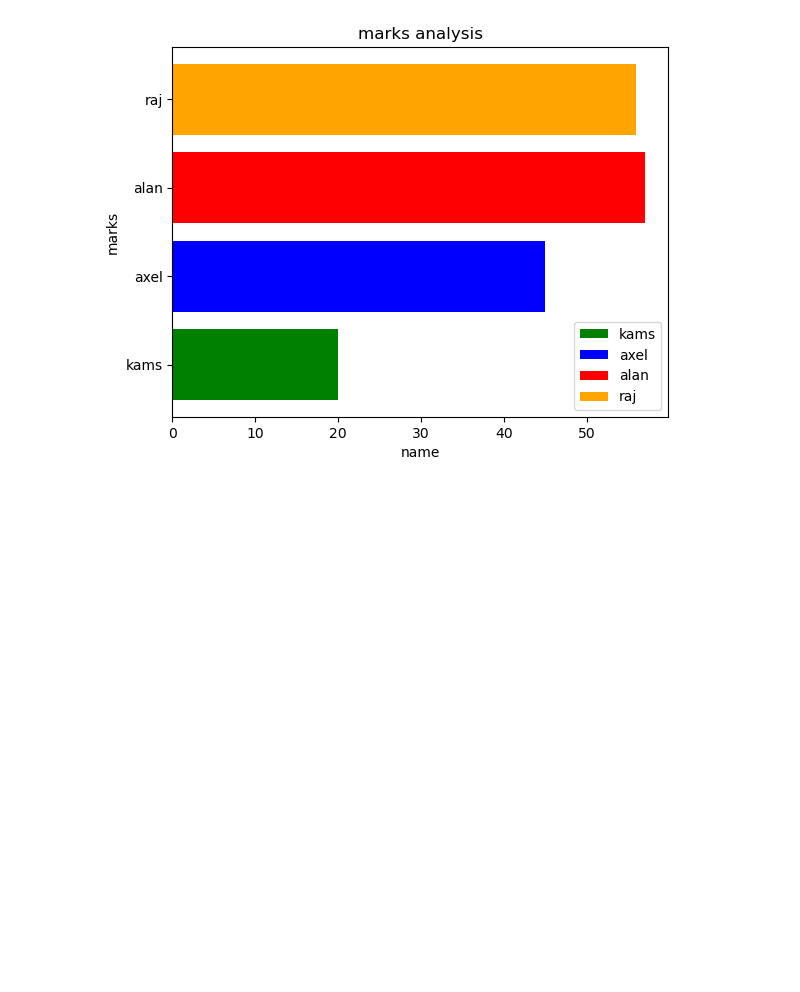
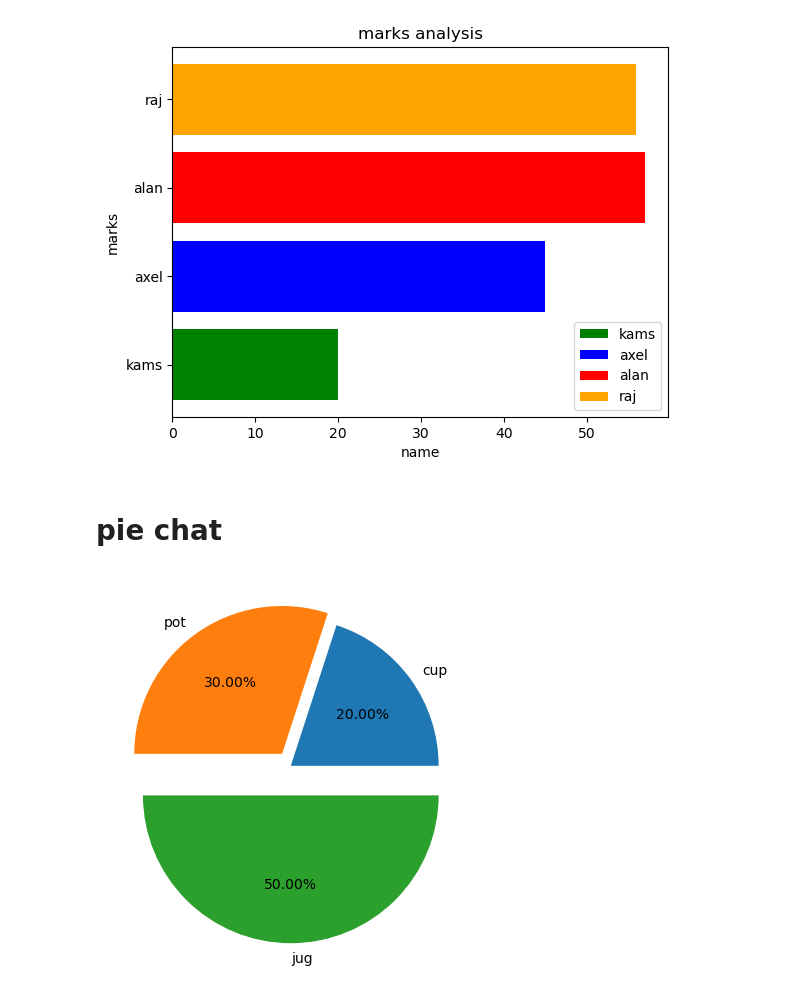
Before and after one commit to kamsaxel/Jupyter-Notebooks, a Jupyter notebook: matplotlib.ipynb, the cells around one changed output. Cells and saved outputs as stored; diff of their text form; code cells hidden in the pictures; blank space fills up the shorter version.

Commit message:
pie chat

```diff
--- a/matplotlib.ipynb
+++ b/matplotlib.ipynb
@@ -107,3 +107,5 @@ plt.legend()
 plt.show()
 # %% [output]
 [figure]
+# %% [markdown]
+# pie chat
@@ -109,0 +114,5 @@ plt.show()
+# %%
+plt.pie(x=[20,30,50],labels=["cup","pot","jug"],autopct="%.2f%%",explode=[0,0.1,0.2])
+plt.show()
+# %% [output]
+[figure, added]
```
Also changed, not shown: parts of 6 cells of this notebook.
